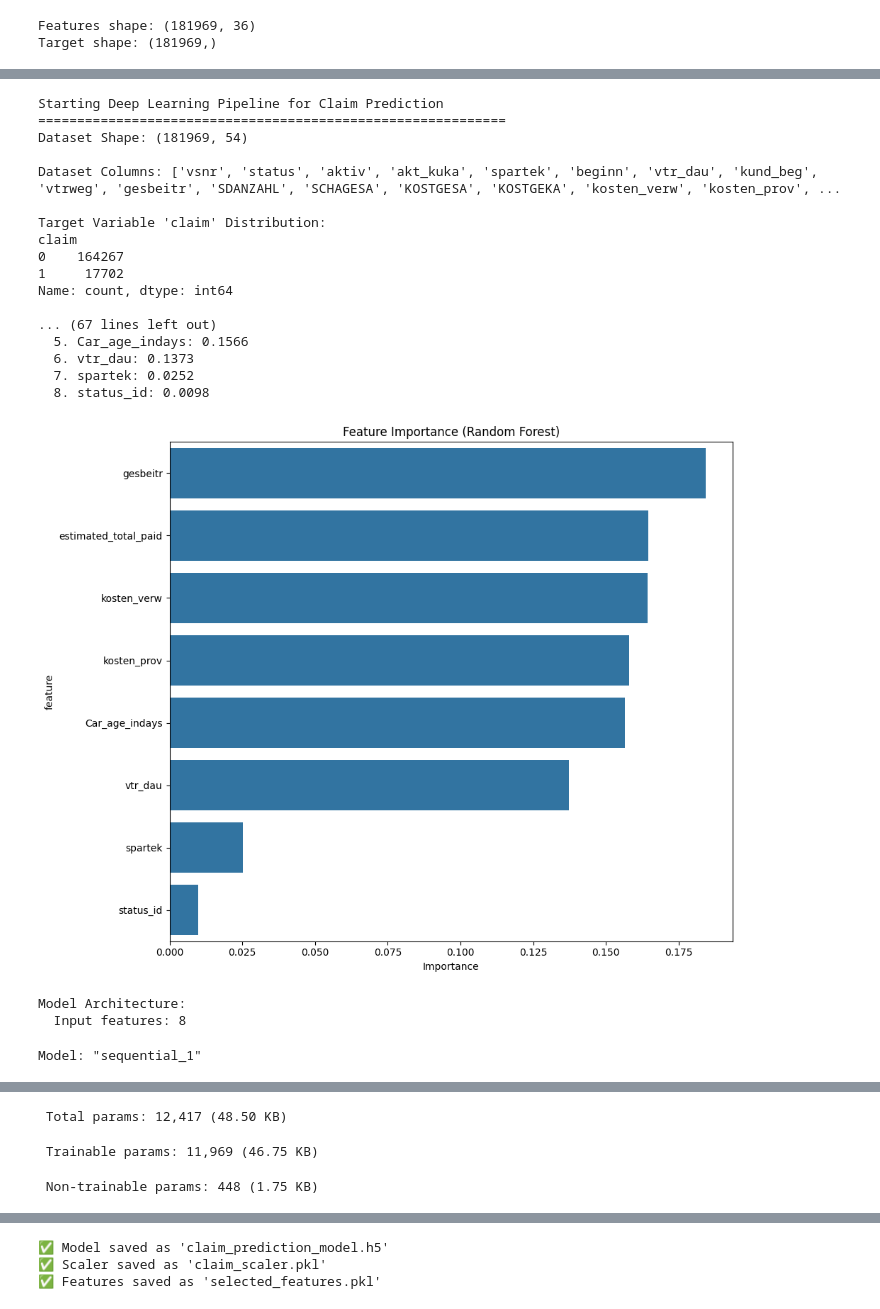
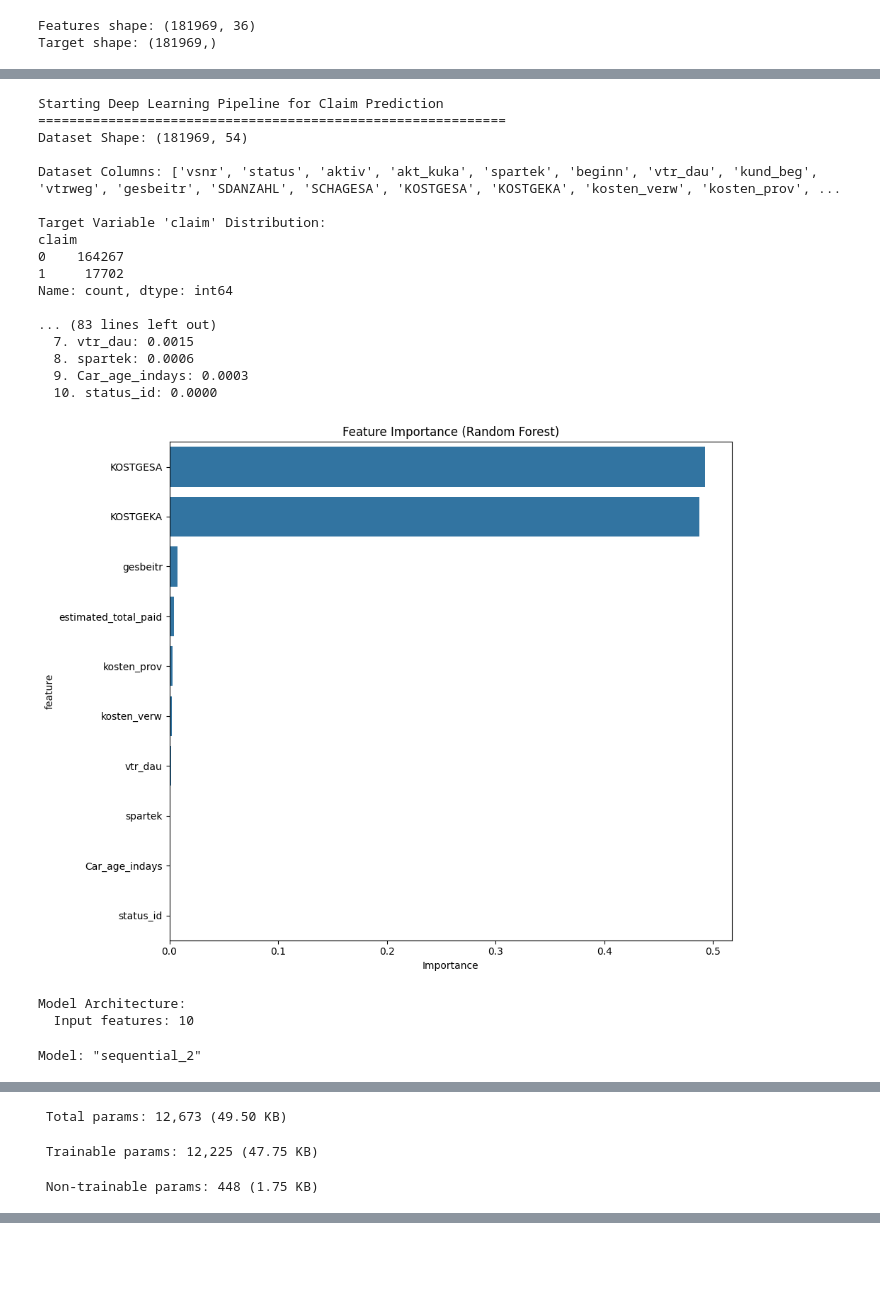
Before and after one commit to vipdurgade/Insurance_Claim_Prediction-, a Jupyter notebook: Faahrer_data.ipynb, the cells around one changed output, grey strips where cells are left out. Cells and saved outputs as stored; diff of their text form; code cells hidden in the pictures; blank space fills up the shorter version.

```diff
--- a/Faahrer_data.ipynb
+++ b/Faahrer_data.ipynb
@@ -1038,7 +673,7 @@ def explore_dataset(df):
 
 # Then define your features and target
 manual_features = [
-    'vtr_dau', 'gesbeitr',
+    'vtr_dau', 'gesbeitr', 'KOSTGESA', 'KOSTGEKA',
     'kosten_verw', 'kosten_prov', 'spartek', 'status_id',
     'Car_age_indays', 'estimated_total_paid'
 ]
@@ -1046,7 +681,7 @@ manual_features = [
 # Initialize with manual features and correct target column name
 claim_predictor = ClaimPredictionModel(
     manual_features=manual_features,
-    target_column='claim'
+    target_column='claim'  # Replace with actual name
 )
 
 # Run the pipeline
@@ -1147,42 +782,42 @@ def load_model_and_predict(new_data_file):
         # Display results
         results_df = pd.DataFrame({
             'Prediction': predictions,
             'Probability': predictions_proba.flatten(),
             'Risk_Level': ['High Risk' if p > 0.7 else 'Medium Risk' if p > 0.3 else 'Low Risk'
                           for p in predictions_proba.flatten()]
         })
 
         print(f"\n🎯 PREDICTIONS COMPLETE!")
         print(f"   Predicted Claims: {sum(predictions)} ({sum(predictions)/len(predictions)*100:.1f}%)")
         print(results_df.head())
 
         return results_df
 
     except Exception as e:
         print(f"❌ Error loading model: {e}")
         return None
 # %% [output]
 Starting Deep Learning Pipeline for Claim Prediction
 ============================================================
 Dataset Shape: (181969, 54)
 
 Dataset Columns: ['vsnr', 'status', 'aktiv', 'akt_kuka', 'spartek', 'beginn', 'vtr_dau', 'kund_beg', 'vtrweg', 'gesbeitr', 'SDANZAHL', 'SCHAGESA', 'KOSTGESA', 'KOSTGEKA', 'kosten_verw', 'kosten_prov', ...
 
 Target Variable 'claim' Distribution:
 claim
 0    164267
 1     17702
 Name: count, dtype: int64
 
-... (67 lines left out)
-  5. Car_age_indays: 0.1566
-  6. vtr_dau: 0.1373
-  7. spartek: 0.0252
-  8. status_id: 0.0098
+... (83 lines left out)
+  7. vtr_dau: 0.0015
+  8. spartek: 0.0006
+  9. Car_age_indays: 0.0003
+  10. status_id: 0.0000
-[figure, old version]
+[figure, new version]
 Model Architecture:
-  Input features: 8
+  Input features: 10
-Model: "sequential_1"
+Model: "sequential_2"
 ┏━━━━━━━━━━━━━━━━━━━━━━━━━━━━━━━━━┳━━━━━━━━━━━━━━━━━━━━━━━━┳━━━━━━━━━━━━━━━┓
 ┃ Layer (type)                    ┃ Output Shape           ┃       Param # ┃
 ┡━━━━━━━━━━━━━━━━━━━━━━━━━━━━━━━━━╇━━━━━━━━━━━━━━━━━━━━━━━━╇━━━━━━━━━━━━━━━┩
@@ -1202,6 +837,6 @@ Model: "sequential_1"
 └─────────────────────────────────┴────────────────────────┴───────────────┘
- Total params: 12,417 (48.50 KB)
+ Total params: 12,673 (49.50 KB)
- Trainable params: 11,969 (46.75 KB)
+ Trainable params: 12,225 (47.75 KB)
  Non-trainable params: 448 (1.75 KB)
 Training Deep Learning Model...
 Epoch 1/100
@@ -1243,3 +858,0 @@ WARNING:absl:You are saving your model as an HDF5 file via `model.save()` or `ke
-✅ Model saved as 'claim_prediction_model.h5'
-✅ Scaler saved as 'claim_scaler.pkl'
-✅ Features saved as 'selected_features.pkl'
```
Also changed, not shown: parts of 5 cells of this notebook, 1 other file.
